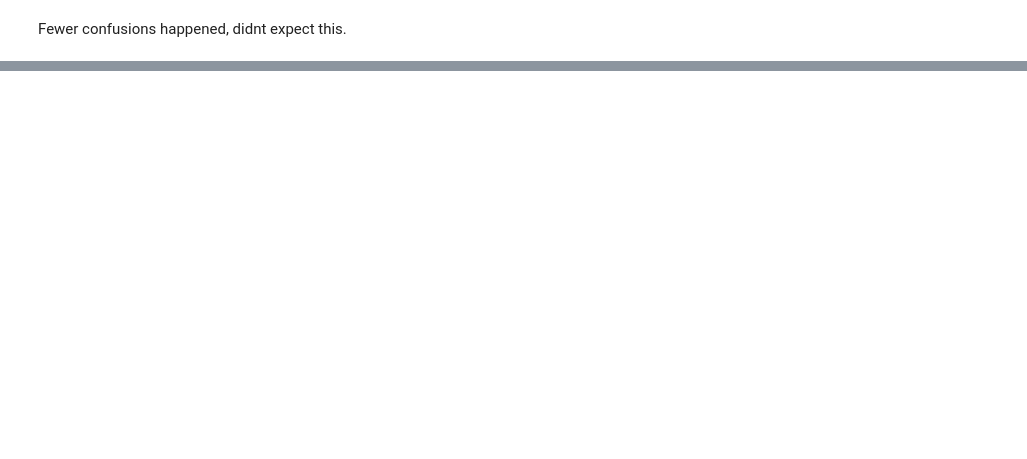
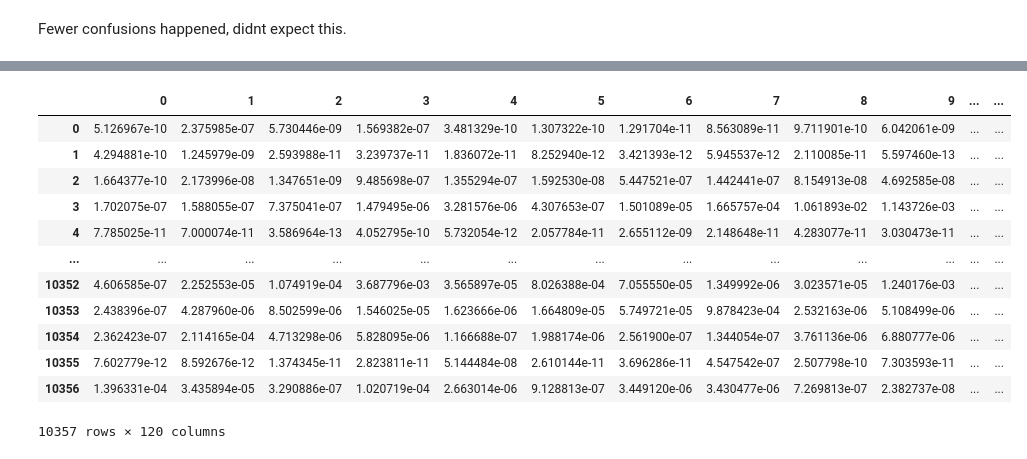
Before and after one commit to ashikshafi08/Learning-Fastai, a Jupyter notebook: Projects/Kaggle - Dog_Breed_Identification.ipynb, the cells around one changed output, grey strips where cells are left out. Drawn from its saved outputs; the diff is of its cells as text; code cells hidden in the pictures; blank space fills up the shorter version.

```diff
--- a/Projects/Kaggle - Dog_Breed_Identification.ipynb
+++ b/Projects/Kaggle - Dog_Breed_Identification.ipynb
@@ -151,0 +184,4 @@ Fewer confusions happened, didnt expect this.
+# %%
+# Training the whole network
+
+learn_custom.fit_one_cycle(25 , lr_max = slice(1e-5 , 1e-4))
@@ -151,0 +193,5 @@ Fewer confusions happened, didnt expect this.
+# %%
+# Filenames for our test set
+
+fns_test = get_image_files(test_path)
+fns_test
@@ -151,0 +200,5 @@ Fewer confusions happened, didnt expect this.
+# %%
+# Getting test dataloader ready
+
+test_dl = dls.test_dl(fns_test)
+test_dl
@@ -151,0 +207,4 @@ Fewer confusions happened, didnt expect this.
+# %%
+# Getting the predictions for the test set
+
+test_pred = learn_custom.get_preds(dl = test_dl)
@@ -151,0 +246,18 @@ Fewer confusions happened, didnt expect this.
+# %%
+px = test_pred[0].numpy()
+dum_df = pd.DataFrame(px)
+dum_df
+# %% [output]
+|  | 0 | 1 | 2 | 3 | 4 | 5 | 6 | 7 | 8 | 9 | ... | ... |
+| 0 | 5.126967e-10 | 2.375985e-07 | 5.730446e-09 | 1.569382e-07 | 3.481329e-10 | 1.307322e-10 | 1.291704e-11 | 8.563089e-11 | 9.711901e-10 | 6.042061e-09 | ... | ... |
+| 1 | 4.294881e-10 | 1.245979e-09 | 2.593988e-11 | 3.239737e-11 | 1.836072e-11 | 8.252940e-12 | 3.421393e-12 | 5.945537e-12 | 2.110085e-11 | 5.597460e-13 | ... | ... |
+| 2 | 1.664377e-10 | 2.173996e-08 | 1.347651e-09 | 9.485698e-07 | 1.355294e-07 | 1.592530e-08 | 5.447521e-07 | 1.442441e-07 | 8.154913e-08 | 4.692585e-08 | ... | ... |
+| 3 | 1.702075e-07 | 1.588055e-07 | 7.375041e-07 | 1.479495e-06 | 3.281576e-06 | 4.307653e-07 | 1.501089e-05 | 1.665757e-04 | 1.061893e-02 | 1.143726e-03 | ... | ... |
+| 4 | 7.785025e-11 | 7.000074e-11 | 3.586964e-13 | 4.052795e-10 | 5.732054e-12 | 2.057784e-11 | 2.655112e-09 | 2.148648e-11 | 4.283077e-11 | 3.030473e-11 | ... | ... |
+| ... | ... | ... | ... | ... | ... | ... | ... | ... | ... | ... | ... | ... |
+| 10352 | 4.606585e-07 | 2.252553e-05 | 1.074919e-04 | 3.687796e-03 | 3.565897e-05 | 8.026388e-04 | 7.055550e-05 | 1.349992e-06 | 3.023571e-05 | 1.240176e-03 | ... | ... |
+| 10353 | 2.438396e-07 | 4.287960e-06 | 8.502599e-06 | 1.546025e-05 | 1.623666e-06 | 1.664809e-05 | 5.749721e-05 | 9.878423e-04 | 2.532163e-06 | 5.108499e-06 | ... | ... |
+| 10354 | 2.362423e-07 | 2.114165e-04 | 4.713298e-06 | 5.828095e-06 | 1.166688e-07 | 1.988174e-06 | 2.561900e-07 | 1.344054e-07 | 3.761136e-06 | 6.880777e-06 | ... | ... |
+| 10355 | 7.602779e-12 | 8.592676e-12 | 1.374345e-11 | 2.823811e-11 | 5.144484e-08 | 2.610144e-11 | 3.696286e-11 | 4.547542e-07 | 2.507798e-10 | 7.303593e-11 | ... | ... |
+| 10356 | 1.396331e-04 | 3.435894e-05 | 3.290886e-07 | 1.020719e-04 | 2.663014e-06 | 9.128813e-07 | 3.449120e-06 | 3.430477e-06 | 7.269813e-07 | 2.382737e-08 | ... | ... |
+10357 rows × 120 columns
```
Also changed, not shown: parts of 38 cells of this notebook.
